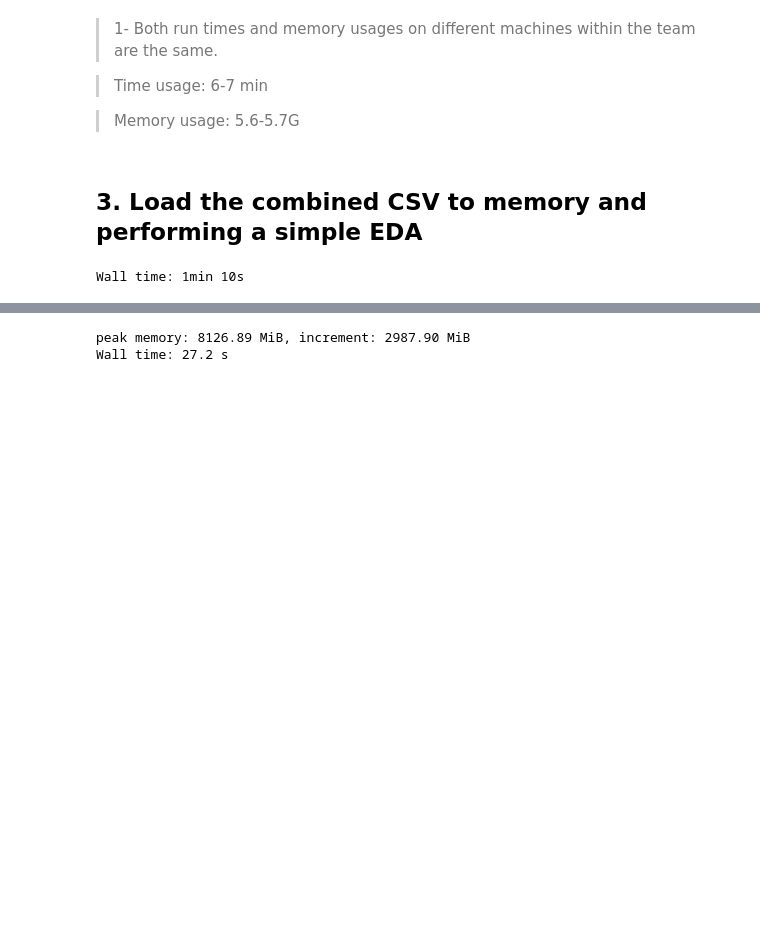
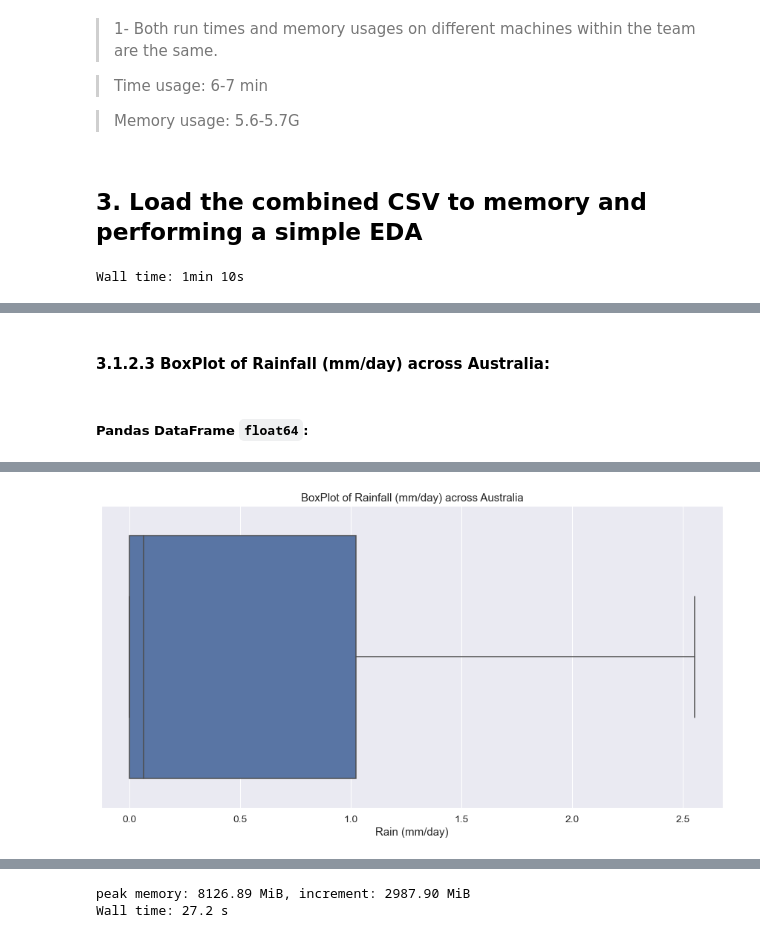
Before and after one commit to arashshams/ML_Pipeline_Cloud, a Jupyter notebook: notebooks/arash_nb.ipynb, the cells around one changed output, grey strips where cells are left out. Drawn from its saved outputs; the diff is of its cells as text; code cells hidden in the pictures; blank space fills up the shorter version.

```diff
--- a/notebooks/arash_nb.ipynb
+++ b/notebooks/arash_nb.ipynb
@@ -129,6 +134,7 @@ du -sh figsharerainfall/combined_data.csv
 ## 3. Load the combined CSV to memory and performing a simple EDA
 # %%
 %%time
-df = pd.read_csv("figsharerainfall/combined_data.csv")
+%%memit
+df_float64 = pd.read_csv("figsharerainfall/combined_data.csv")
 # %% [output]
 Wall time: 1min 10s
@@ -142,0 +310,14 @@ Memory usage with float32: 750.17 MB
+# %% [markdown]
+#### 3.1.2.3 BoxPlot of Rainfall (mm/day) across Australia:
+# %%
+sns.set_theme(style="whitegrid")
+sns.set(rc={"figure.figsize": (15, 7.5)}, font_scale=1.25)
+# %% [markdown]
+##### Pandas DataFrame `float64`:
+# %%
+%%time
+%%memit
+sns.boxplot(x=df_float64['rain (mm/day)'], showfliers=False);
+plt.title("BoxPlot of Rainfall (mm/day) across Australia");
+plt.xlabel("Rain (mm/day)");
+# %% [output]
@@ -142,0 +327 @@ Memory usage with float32: 750.17 MB
+[figure, added]
```
Also changed, not shown: parts of 65 cells of this notebook.
